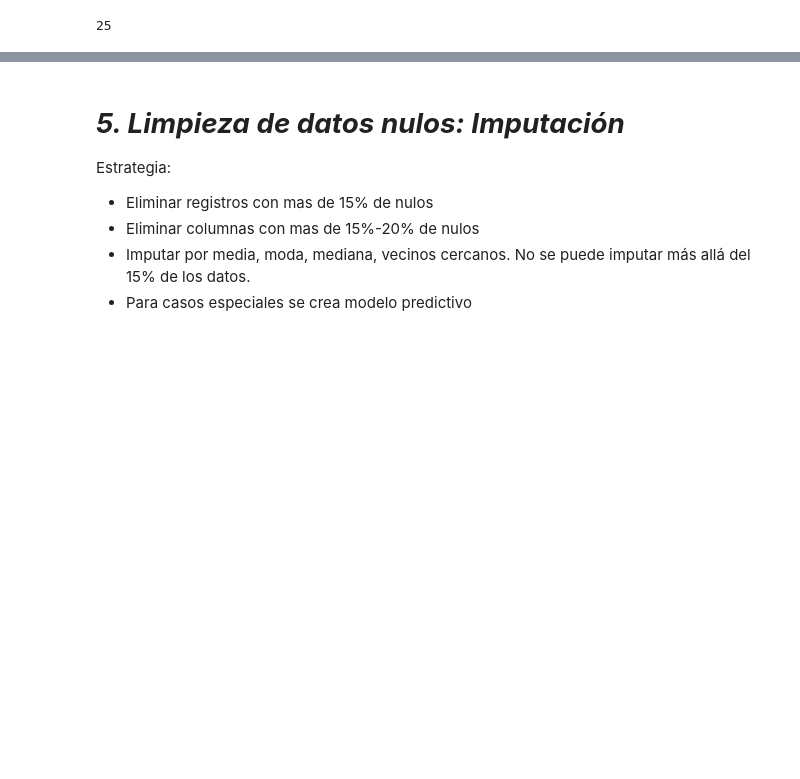
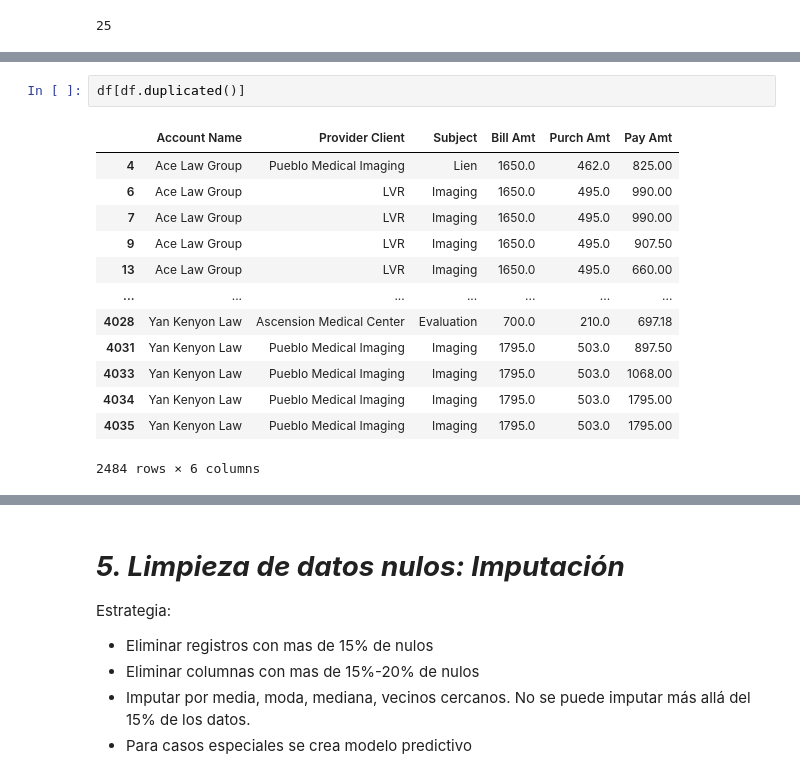
Before and after one commit to cutiepie25/MDD_ProyectoFinal, a Jupyter notebook: final/final_limpieza_datos.ipynb, the cells around one changed output, grey strips where cells are left out. Saved outputs shown, nothing was run; the diff lists cells and outputs as text; blank space fills up the shorter version.

```diff
--- a/final/final_limpieza_datos.ipynb
+++ b/final/final_limpieza_datos.ipynb
@@ -500,0 +493,16 @@ len(list(df['Provider Client'].unique()))
+# %%
+df[df.duplicated()]
+# %% [output]
+|  | Account Name | Provider Client | Subject | Bill Amt | Purch Amt | Pay Amt |
+| 4 | Ace Law Group | Pueblo Medical Imaging | Lien | 1650.0 | 462.0 | 825.00 |
+| 6 | Ace Law Group | LVR | Imaging | 1650.0 | 495.0 | 990.00 |
+| 7 | Ace Law Group | LVR | Imaging | 1650.0 | 495.0 | 990.00 |
+| 9 | Ace Law Group | LVR | Imaging | 1650.0 | 495.0 | 907.50 |
+| 13 | Ace Law Group | LVR | Imaging | 1650.0 | 495.0 | 660.00 |
+| ... | ... | ... | ... | ... | ... | ... |
+| 4028 | Yan Kenyon Law | Ascension Medical Center | Evaluation | 700.0 | 210.0 | 697.18 |
+| 4031 | Yan Kenyon Law | Pueblo Medical Imaging | Imaging | 1795.0 | 503.0 | 897.50 |
+| 4033 | Yan Kenyon Law | Pueblo Medical Imaging | Imaging | 1795.0 | 503.0 | 1068.00 |
+| 4034 | Yan Kenyon Law | Pueblo Medical Imaging | Imaging | 1795.0 | 503.0 | 1795.00 |
+| 4035 | Yan Kenyon Law | Pueblo Medical Imaging | Imaging | 1795.0 | 503.0 | 1795.00 |
+2484 rows × 6 columns
```
Also changed, not shown: parts of 39 cells of this notebook, 5 other files.
